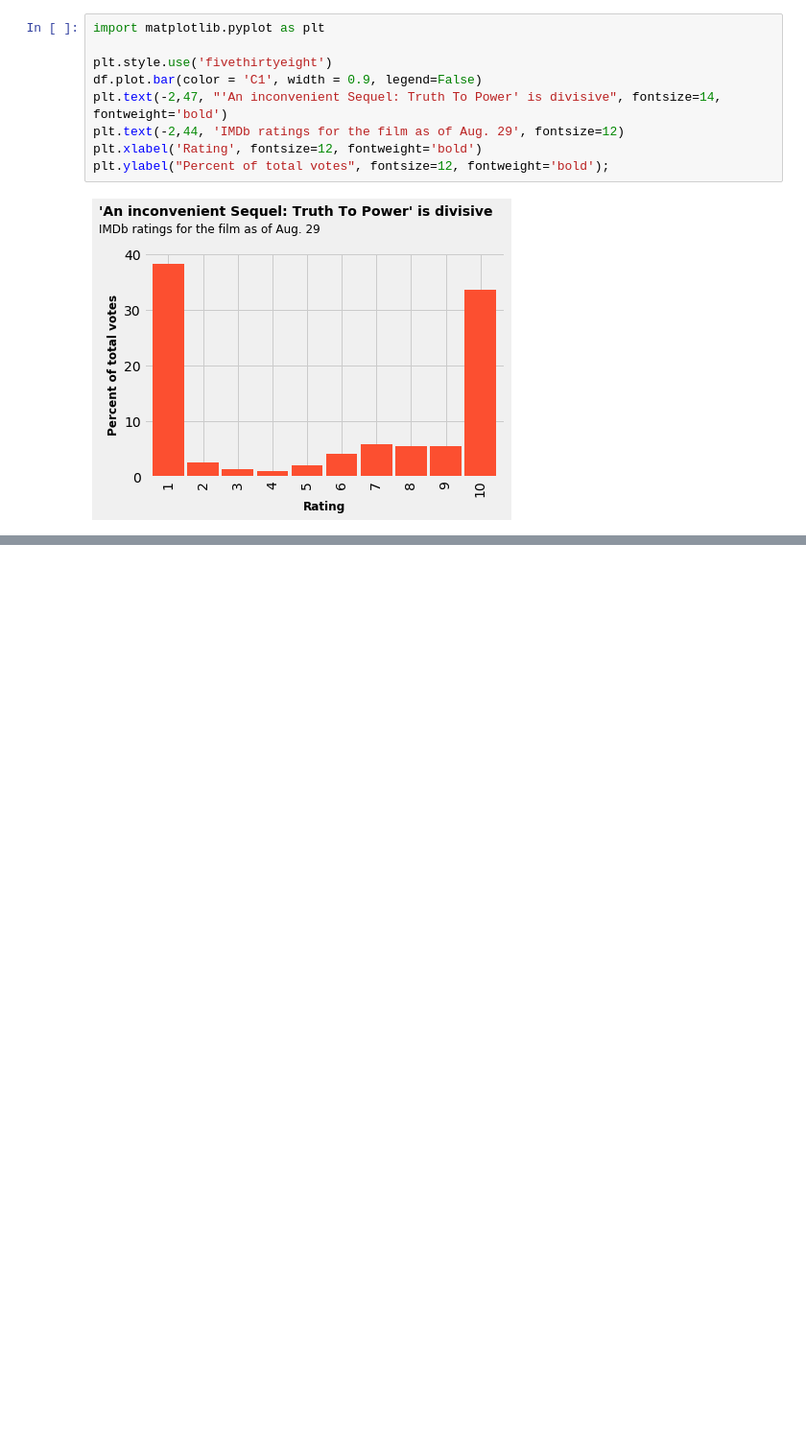
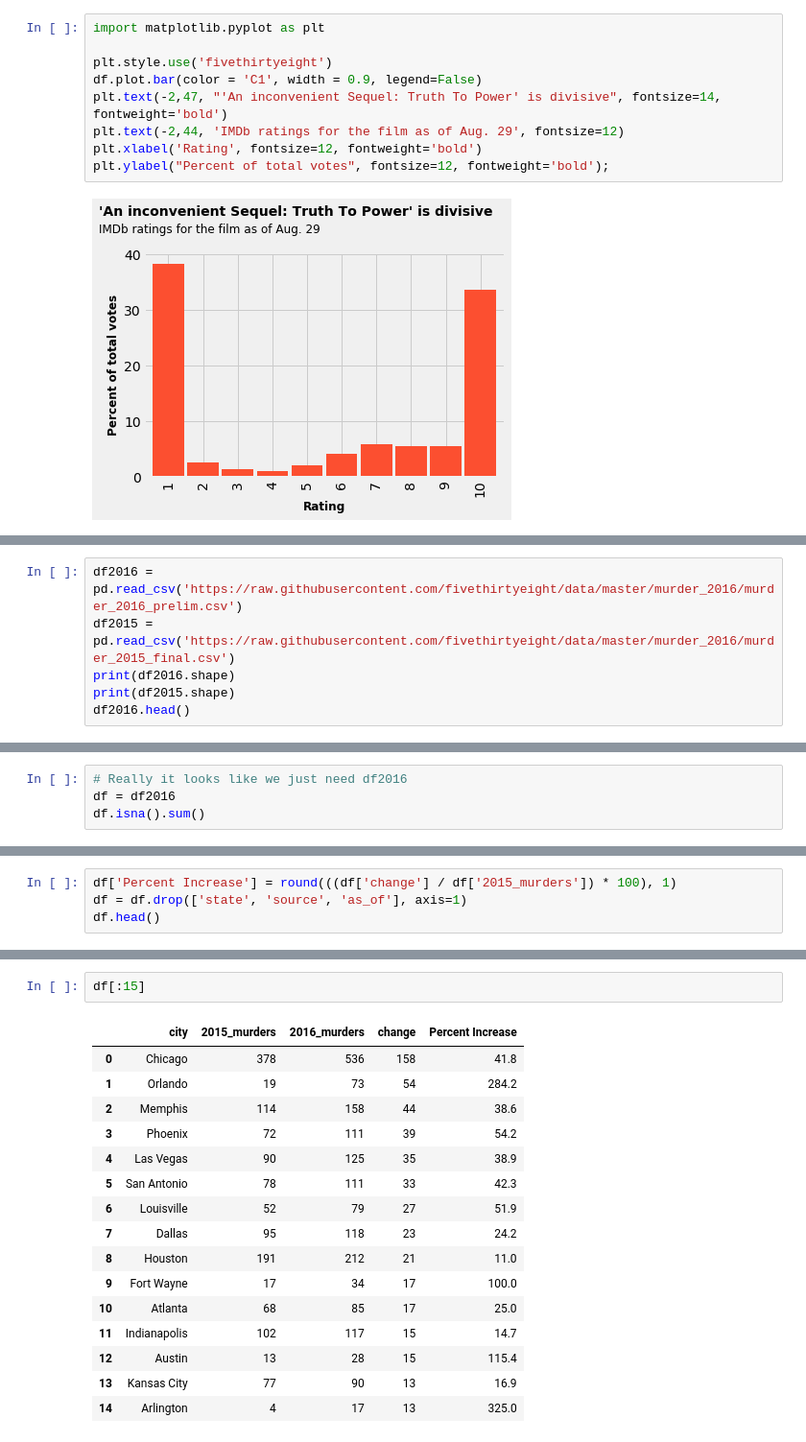
Before and after one commit to ngriggs/DS-Unit-1-Sprint-2-Data-Wrangling-and-Storytelling, a Jupyter notebook: module3-make-explanatory-visualizations/LS_DS_123_Make_Explanatory_Visualizations.ipynb, the cells around one changed output, grey strips where cells are left out. Shown at 96% size. Cells and saved outputs as stored; diff of their text form; blank space fills up the shorter version.

```diff
--- a/module3-make-explanatory-visualizations/LS_DS_123_Make_Explanatory_Visualizations.ipynb
+++ b/module3-make-explanatory-visualizations/LS_DS_123_Make_Explanatory_Visualizations.ipynb
@@ -811,0 +819,6 @@ display(example)
+# %%
+df2016 = pd.read_csv('https://raw.githubusercontent.com/fivethirtyeight/data/master/murder_2016/murder_2016_prelim.csv')
+df2015 = pd.read_csv('https://raw.githubusercontent.com/fivethirtyeight/data/master/murder_2016/murder_2015_final.csv')
+print(df2016.shape)
+print(df2015.shape)
+df2016.head()
@@ -811,0 +843,4 @@ display(example)
+# %%
+# Really it looks like we just need df2016
+df = df2016
+df.isna().sum()
@@ -811,0 +857,4 @@ display(example)
+# %%
+df['Percent Increase'] = round(((df['change'] / df['2015_murders']) * 100), 1)
+df = df.drop(['state', 'source', 'as_of'], axis=1)
+df.head()
@@ -811,0 +868,19 @@ display(example)
+# %%
+df[:15]
+# %% [output]
+|  | city | 2015_murders | 2016_murders | change | Percent Increase |
+| 0 | Chicago | 378 | 536 | 158 | 41.8 |
+| 1 | Orlando | 19 | 73 | 54 | 284.2 |
+| 2 | Memphis | 114 | 158 | 44 | 38.6 |
+| 3 | Phoenix | 72 | 111 | 39 | 54.2 |
+| 4 | Las Vegas | 90 | 125 | 35 | 38.9 |
+| 5 | San Antonio | 78 | 111 | 33 | 42.3 |
+| 6 | Louisville | 52 | 79 | 27 | 51.9 |
+| 7 | Dallas | 95 | 118 | 23 | 24.2 |
+| 8 | Houston | 191 | 212 | 21 | 11.0 |
+| 9 | Fort Wayne | 17 | 34 | 17 | 100.0 |
+| 10 | Atlanta | 68 | 85 | 17 | 25.0 |
+| 11 | Indianapolis | 102 | 117 | 15 | 14.7 |
+| 12 | Austin | 13 | 28 | 15 | 115.4 |
+| 13 | Kansas City | 77 | 90 | 13 | 16.9 |
+| 14 | Arlington | 4 | 17 | 13 | 325.0 |
```
Also changed, not shown: parts of 6 cells of this notebook.
